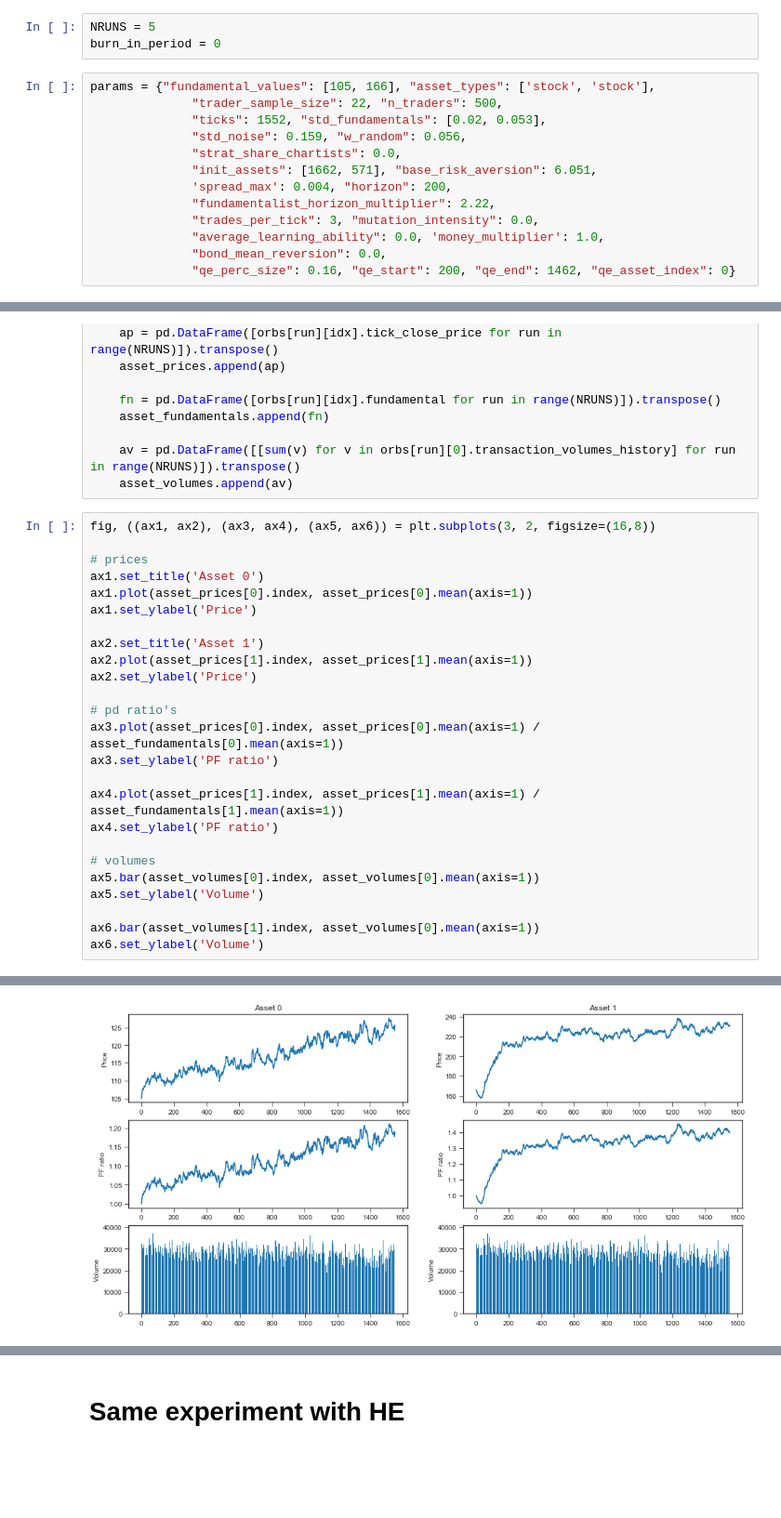
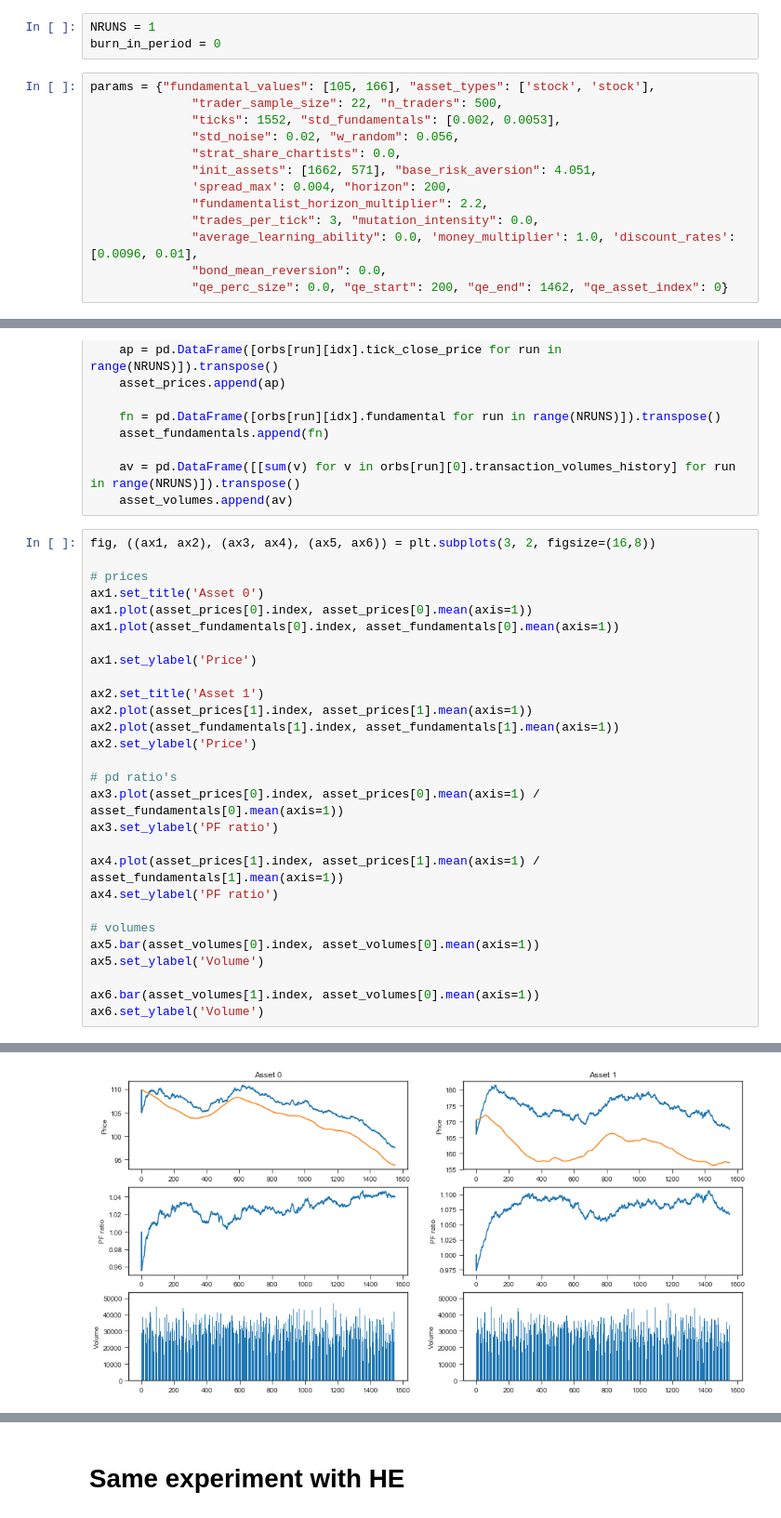
Before and after one commit to joerischasfoort/qe-inequality, a Jupyter notebook: non-qe dynamics.ipynb, the cells around one changed output, grey strips where cells are left out. Shown at 93% size. Cells and saved outputs as stored; diff of their text form; blank space fills up the shorter version.

```diff
--- a/non-qe dynamics.ipynb
+++ b/non-qe dynamics.ipynb
@@ -24,21 +25,21 @@ def confidence_interval(data, av):
 # %% [markdown]
 # QE RE model dynamics
 # %%
-NRUNS = 5
+NRUNS = 1
 burn_in_period = 0
 # %%
 params = {"fundamental_values": [105, 166], "asset_types": ['stock', 'stock'],
               "trader_sample_size": 22, "n_traders": 500,
-              "ticks": 1552, "std_fundamentals": [0.02, 0.053],
-              "std_noise": 0.159, "w_random": 0.056,
+              "ticks": 1552, "std_fundamentals": [0.002, 0.0053],
+              "std_noise": 0.02, "w_random": 0.056,
               "strat_share_chartists": 0.0,
-              "init_assets": [1662, 571], "base_risk_aversion": 6.051,
+              "init_assets": [1662, 571], "base_risk_aversion": 4.051,
               'spread_max': 0.004, "horizon": 200,
-              "fundamentalist_horizon_multiplier": 2.22,
+              "fundamentalist_horizon_multiplier": 2.2,
               "trades_per_tick": 3, "mutation_intensity": 0.0,
-              "average_learning_ability": 0.0, 'money_multiplier': 1.0,
+              "average_learning_ability": 0.0, 'money_multiplier': 1.0, 'discount_rates': [0.0096, 0.01],
               "bond_mean_reversion": 0.0,
-              "qe_perc_size": 0.16, "qe_start": 200, "qe_end": 1462, "qe_asset_index": 0}
+              "qe_perc_size": 0.0, "qe_start": 200, "qe_end": 1462, "qe_asset_index": 0}
 # %%
 trdrs = []
 orbs = []
@@ -87,28 +88,31 @@ for idx, a in enumerate(params['asset_types']):
 # %%
 fig, ((ax1, ax2), (ax3, ax4), (ax5, ax6)) = plt.subplots(3, 2, figsize=(16,8))
 
 # prices
 ax1.set_title('Asset 0')
 ax1.plot(asset_prices[0].index, asset_prices[0].mean(axis=1))
+ax1.plot(asset_fundamentals[0].index, asset_fundamentals[0].mean(axis=1))
+
 ax1.set_ylabel('Price')
 
 ax2.set_title('Asset 1')
 ax2.plot(asset_prices[1].index, asset_prices[1].mean(axis=1))
+ax2.plot(asset_fundamentals[1].index, asset_fundamentals[1].mean(axis=1))
 ax2.set_ylabel('Price')
 
 # pd ratio's
 ax3.plot(asset_prices[0].index, asset_prices[0].mean(axis=1) / asset_fundamentals[0].mean(axis=1))
 ax3.set_ylabel('PF ratio')
 
 ax4.plot(asset_prices[1].index, asset_prices[1].mean(axis=1) / asset_fundamentals[1].mean(axis=1))
 ax4.set_ylabel('PF ratio')
 
 # volumes
 ax5.bar(asset_volumes[0].index, asset_volumes[0].mean(axis=1))
 ax5.set_ylabel('Volume')
 
 ax6.bar(asset_volumes[1].index, asset_volumes[0].mean(axis=1))
 ax6.set_ylabel('Volume')
 # %% [output]
 Text(0, 0.5, 'Volume')
-[figure, old version]
+[figure, new version]
```
Also changed, not shown: parts of 9 cells of this notebook, 3 other files.
